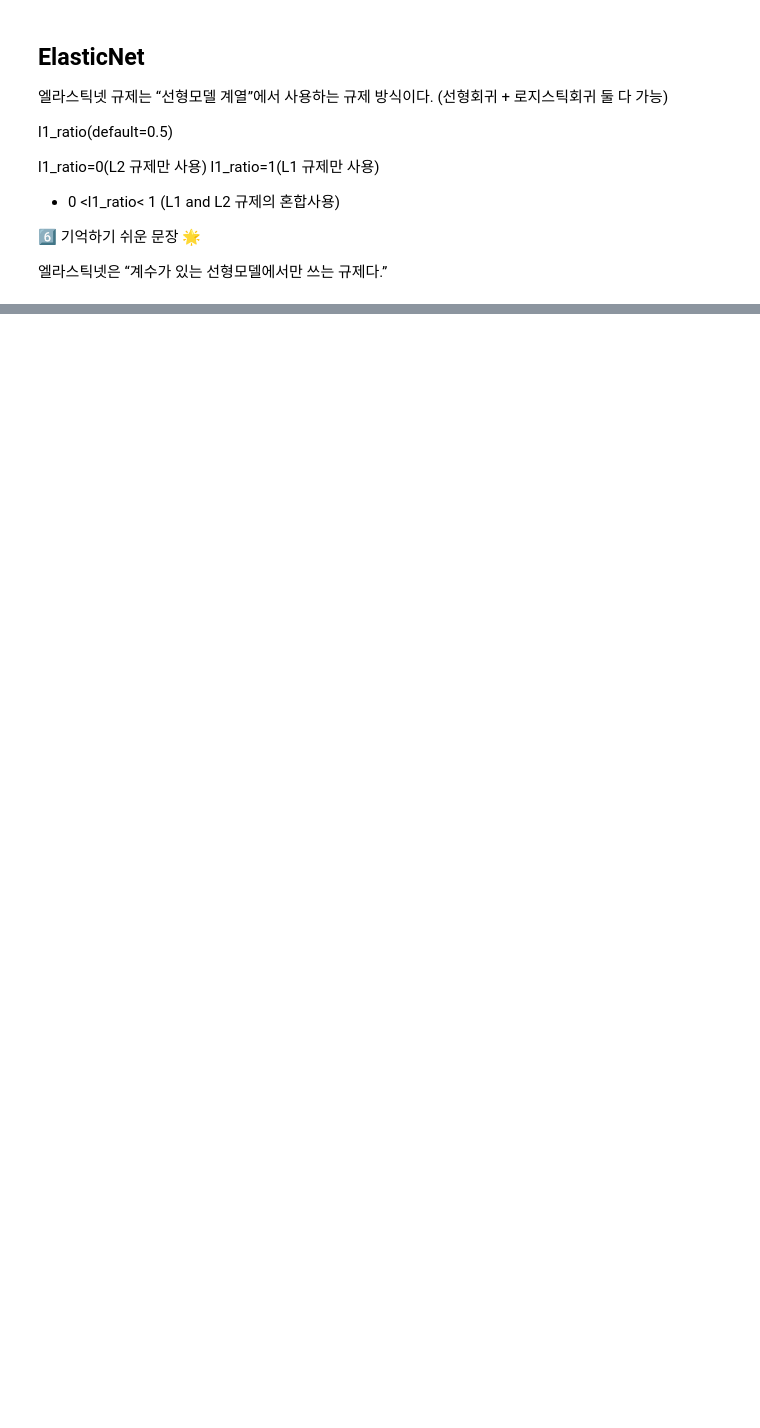
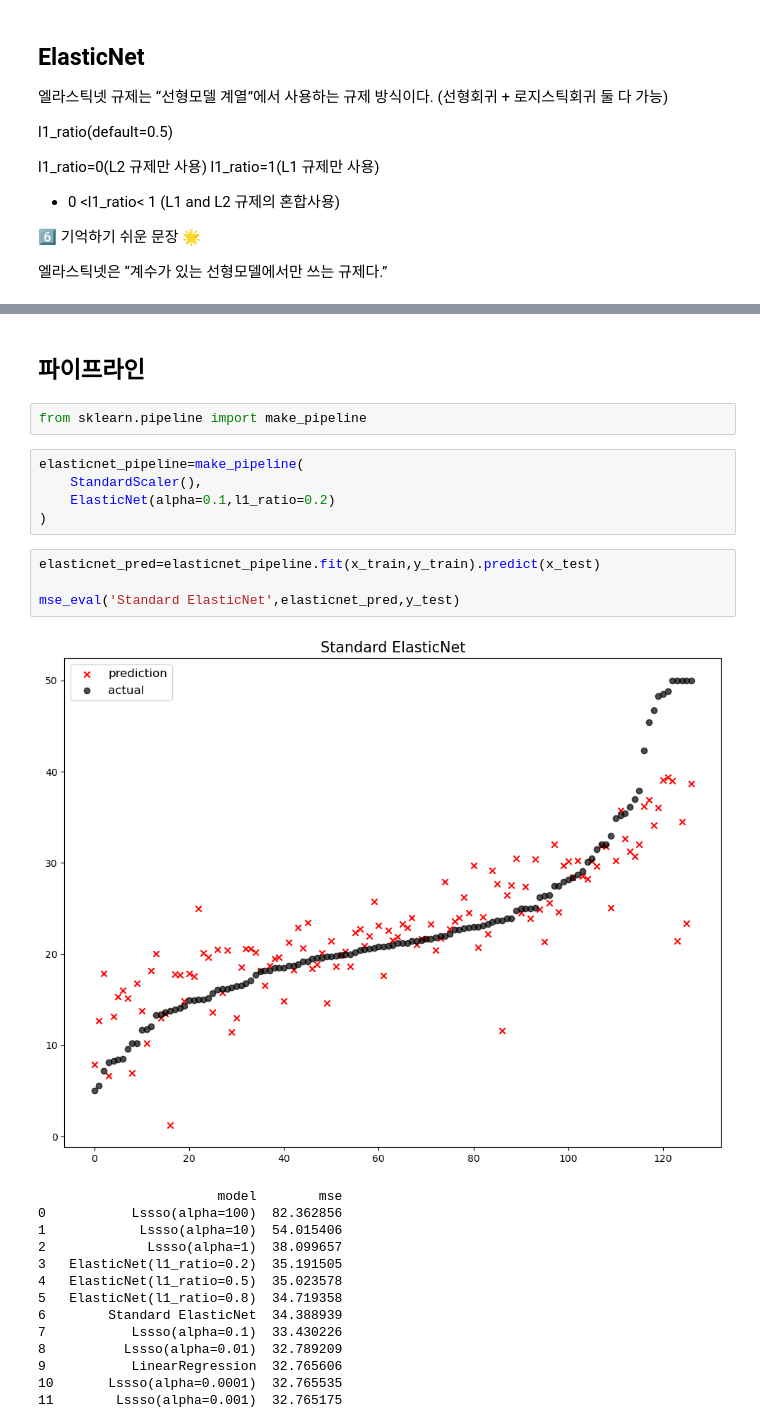
Before and after one commit to EverJoyyyL20/sesac_ML_workspace, a Jupyter notebook: regression.ipynb, the cells around one changed output, grey strips where cells are left out. Drawn from its saved outputs; the diff is of its cells as text; blank space fills up the shorter version.

Commit message:
Feat: regression

```diff
--- a/regression.ipynb
+++ b/regression.ipynb
@@ -795,0 +901,28 @@ elasticnet_20.fit(x_train,y_train)
+# %% [markdown]
+## 파이프라인
+# %%
+from sklearn.pipeline import make_pipeline
+# %%
+elasticnet_pipeline=make_pipeline(
+    StandardScaler(),
+    ElasticNet(alpha=0.1,l1_ratio=0.2)
+)
+# %%
+elasticnet_pred=elasticnet_pipeline.fit(x_train,y_train).predict(x_test)
+
+mse_eval('Standard ElasticNet',elasticnet_pred,y_test)
+# %% [output]
+[figure, added]
+                       model        mse
+0           Lssso(alpha=100)  82.362856
+1            Lssso(alpha=10)  54.015406
+2             Lssso(alpha=1)  38.099657
+3   ElasticNet(l1_ratio=0.2)  35.191505
+4   ElasticNet(l1_ratio=0.5)  35.023578
+5   ElasticNet(l1_ratio=0.8)  34.719358
+6        Standard ElasticNet  34.388939
+7           Lssso(alpha=0.1)  33.430226
+8          Lssso(alpha=0.01)  32.789209
+9           LinearRegression  32.765606
+10       Lssso(alpha=0.0001)  32.765535
+11        Lssso(alpha=0.001)  32.765175
```
Also changed, not shown: parts of 31 cells of this notebook.
